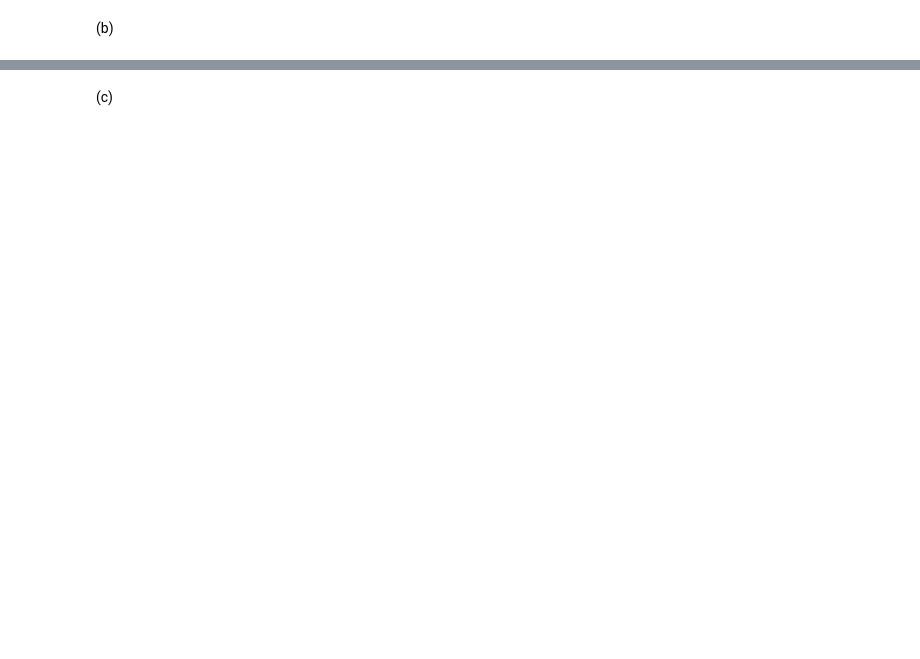
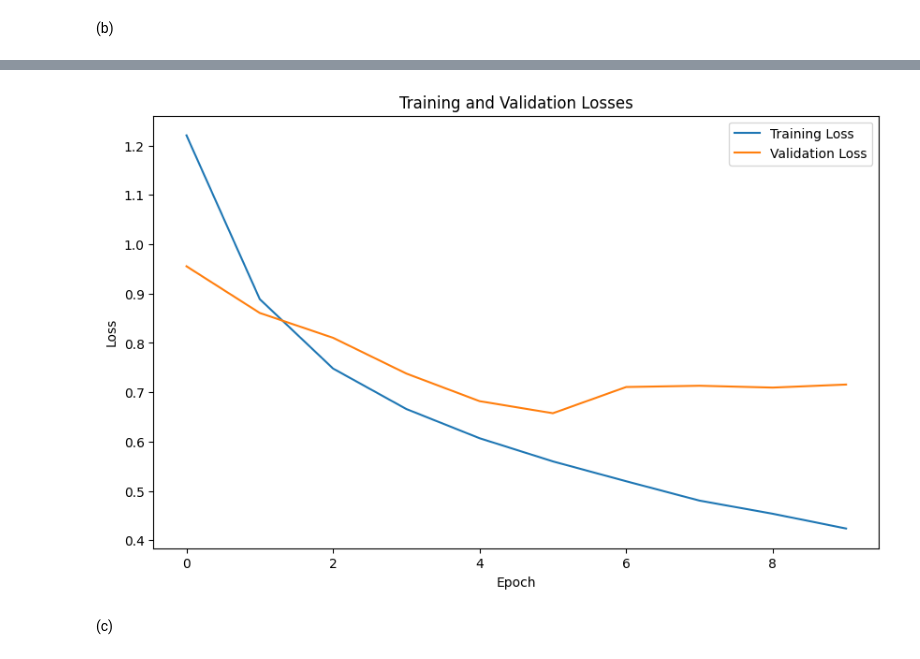
Before and after one commit to neelkanthrawat/mlph2023-Exercises, a Jupyter notebook: sheet07.ipynb, the cells around one changed output, grey strips where cells are left out. Drawn from its saved outputs; the diff is of its cells as text; code cells hidden in the pictures; blank space fills up the shorter version.

```diff
--- a/sheet07.ipynb
+++ b/sheet07.ipynb
@@ -237,3 +750,8 @@ from sklearn.metrics import confusion_matrix
+# %%
+# Plot training and validation losses
+plot_losses(train_losses, val_losses)
+# %% [output]
+[figure, added]
 # %% [markdown]
 (c)
 # %%
```
Also changed, not shown: parts of 30 cells of this notebook.
